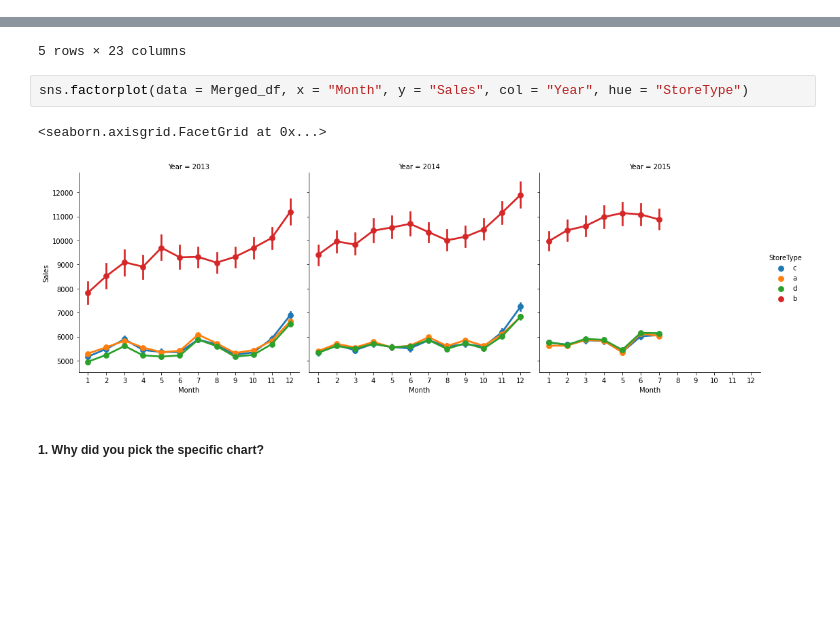
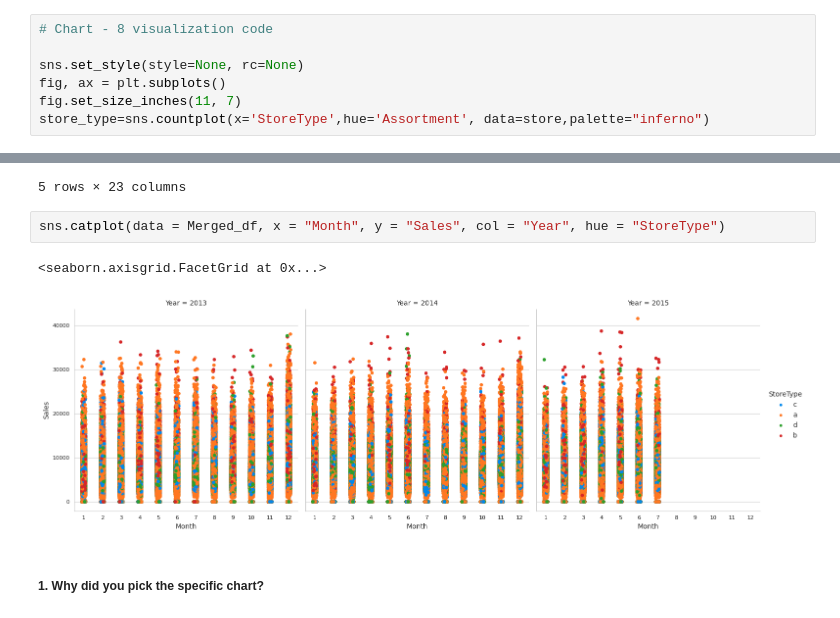
Before and after one commit to vedanttule134/Retail-Sales-Prediction, a Jupyter notebook: Retail_Sales_Prediction.ipynb, the cells around one changed output, grey strips where cells are left out. Saved outputs shown, nothing was run; the diff lists cells and outputs as text; blank space fills up the shorter version.

```diff
--- a/Retail_Sales_Prediction.ipynb
+++ b/Retail_Sales_Prediction.ipynb
@@ -675,0 +669,7 @@ plt.show()
+# %%
+# Chart - 8 visualization code
+
+sns.set_style(style=None, rc=None)
+fig, ax = plt.subplots()
+fig.set_size_inches(11, 7)
+store_type=sns.countplot(x='StoreType',hue='Assortment', data=store,palette="inferno")
@@ -936,10 +938,10 @@ Merged_df.head()
 | 3768 | 5 | 5 | 2015-07-31 | 4822 | 559 | 1 | 1 | 1 | 0 | ... |
 5 rows × 23 columns
 # %%
-sns.factorplot(data = Merged_df, x = "Month", y = "Sales", col = "Year", hue = "StoreType")
+sns.catplot(data = Merged_df, x = "Month", y = "Sales", col = "Year", hue = "StoreType")
 # %% [output]
 <seaborn.axisgrid.FacetGrid at 0x...>
-[figure, old version]
+[figure, new version]
 # %% [markdown]
 ##### 1. Why did you pick the specific chart?
 # %% [markdown]
```
Also changed, not shown: parts of 59 cells of this notebook.
